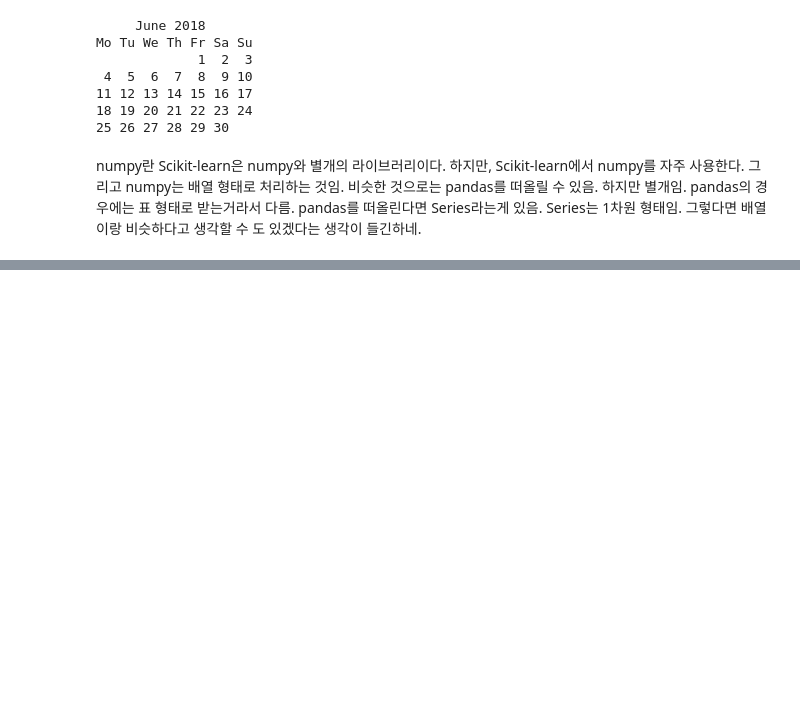
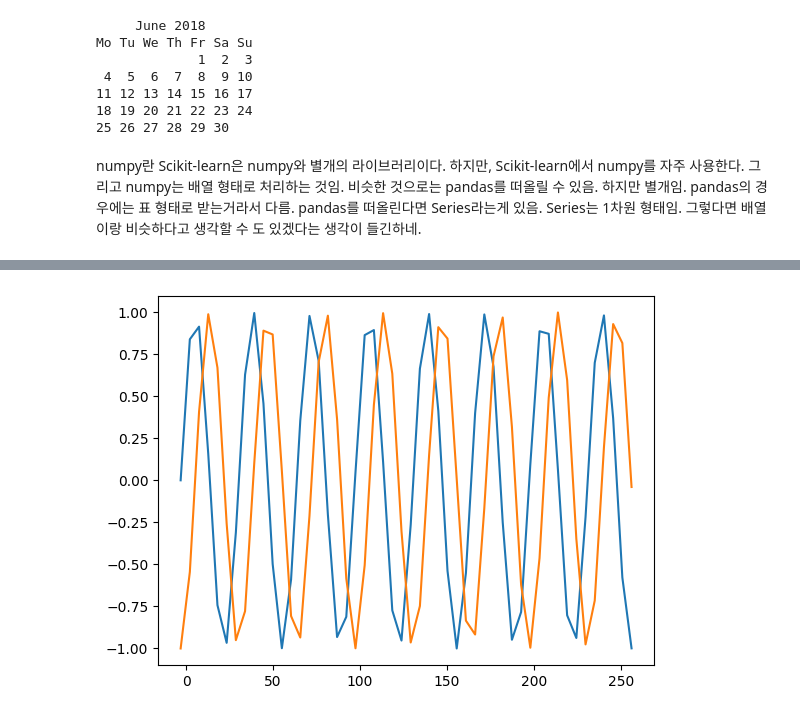
Before and after one commit to DongJuS/BasicDataScience_notes, a Jupyter notebook: Deeplearning/[0903]calendar.ipynb, the cells around one changed output, grey strips where cells are left out. Cells and saved outputs as stored; diff of their text form; code cells hidden in the pictures; blank space fills up the shorter version.

```diff
--- a/Deeplearning/[0903]calendar.ipynb
+++ b/Deeplearning/[0903]calendar.ipynb
@@ -30,0 +45,8 @@ Series는 1차원 형태임. 그렇다면 배열이랑 비슷하다고 생각할
+# %%
+x = np.linspace(-np.pi, 256, endpoint=True)
+c,s = np.cos(x), np.sin(x)
+plt.plot(x,s)
+plt.plot(x,c)
+plt.show()
+# %% [output]
+[figure, added]
```
Also changed, not shown: parts of 2 cells of this notebook.
